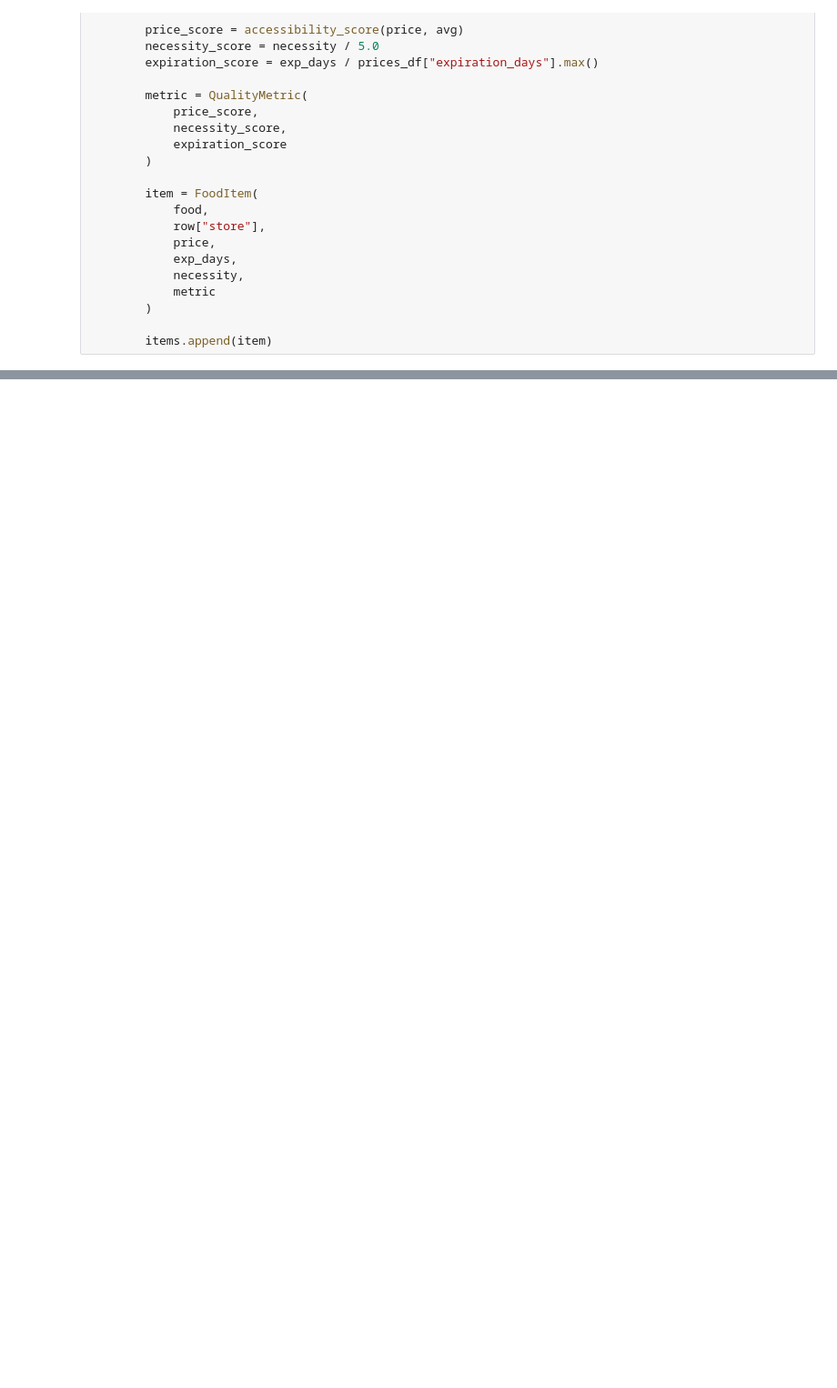
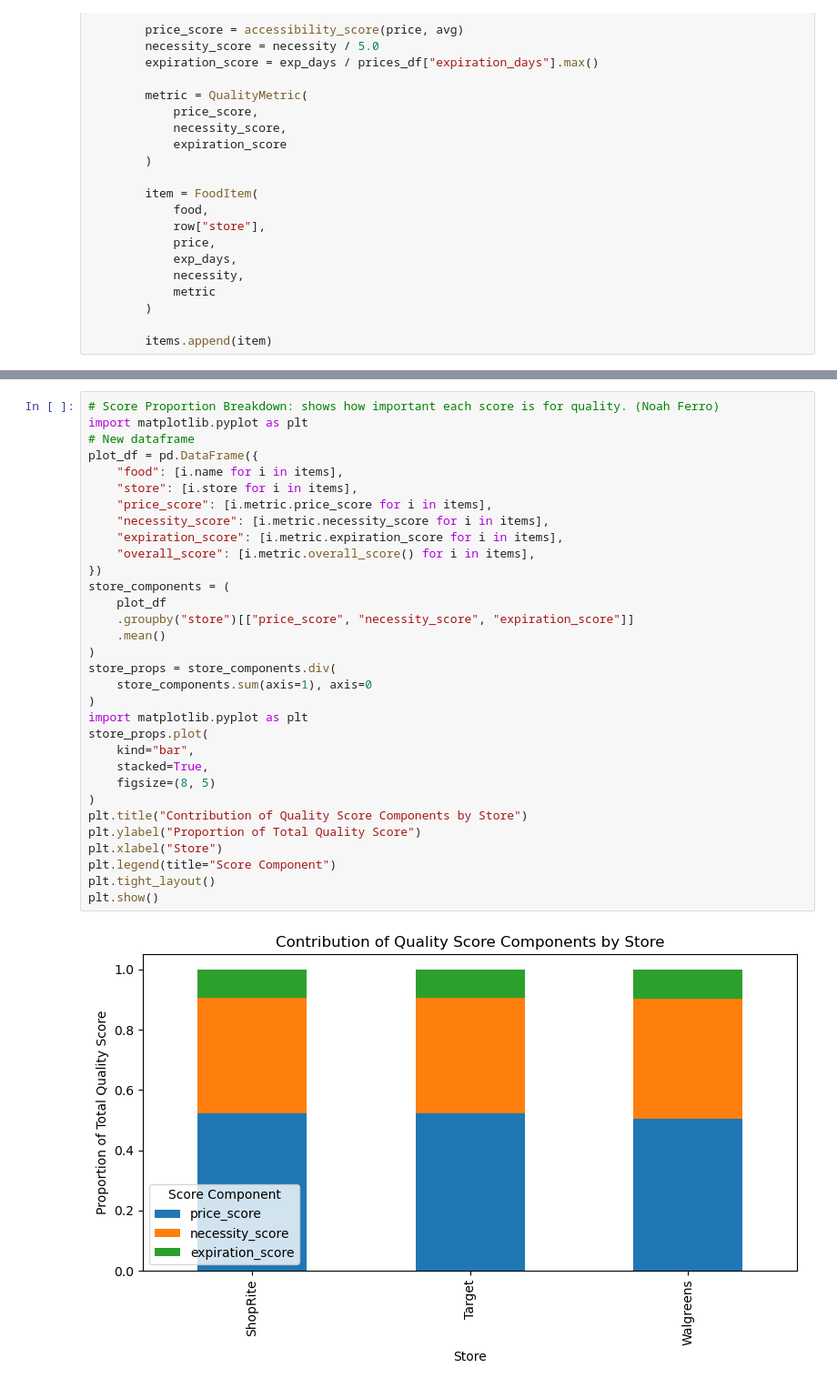
Before and after one commit to mlyulko145/AAI-CPE-EE-551-Matthew-Lyulko-and-Noah-Ferro-Final-Project, a Jupyter notebook: notebook/finalprojectmain.ipynb, the cells around one changed output, grey strips where cells are left out. Shown: that part at 91% size. Cells and saved outputs as stored; diff of their text form; blank space fills up the shorter version.

Commit message:
Added updated notebook file with my contributions

```diff
--- a/notebook/finalprojectmain.ipynb
+++ b/notebook/finalprojectmain.ipynb
@@ -147,0 +149,34 @@ plt.show()
+# %%
+# Score Proportion Breakdown: shows how important each score is for quality. (Noah Ferro)
+import matplotlib.pyplot as plt
+# New dataframe
+plot_df = pd.DataFrame({
+    "food": [i.name for i in items],
+    "store": [i.store for i in items],
+    "price_score": [i.metric.price_score for i in items],
+    "necessity_score": [i.metric.necessity_score for i in items],
+    "expiration_score": [i.metric.expiration_score for i in items],
+    "overall_score": [i.metric.overall_score() for i in items],
+})
+store_components = (
+    plot_df
+    .groupby("store")[["price_score", "necessity_score", "expiration_score"]]
+    .mean()
+)
+store_props = store_components.div(
+    store_components.sum(axis=1), axis=0
+)
+import matplotlib.pyplot as plt
+store_props.plot(
+    kind="bar",
+    stacked=True,
+    figsize=(8, 5)
+)
+plt.title("Contribution of Quality Score Components by Store")
+plt.ylabel("Proportion of Total Quality Score")
+plt.xlabel("Store")
+plt.legend(title="Score Component")
+plt.tight_layout()
+plt.show()
+# %% [output]
+[figure, added]
```
Also changed, not shown: parts of 17 cells of this notebook.
